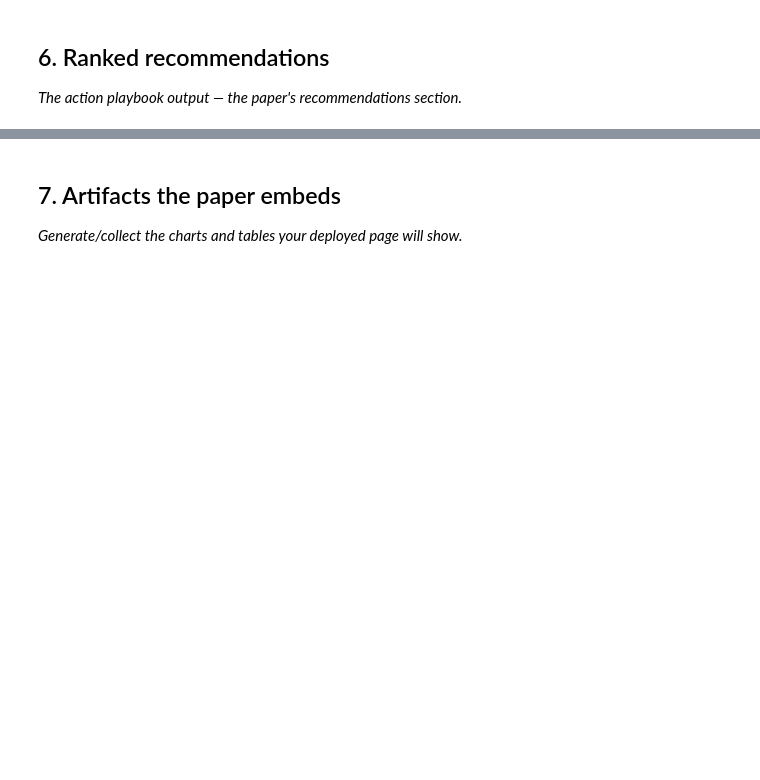
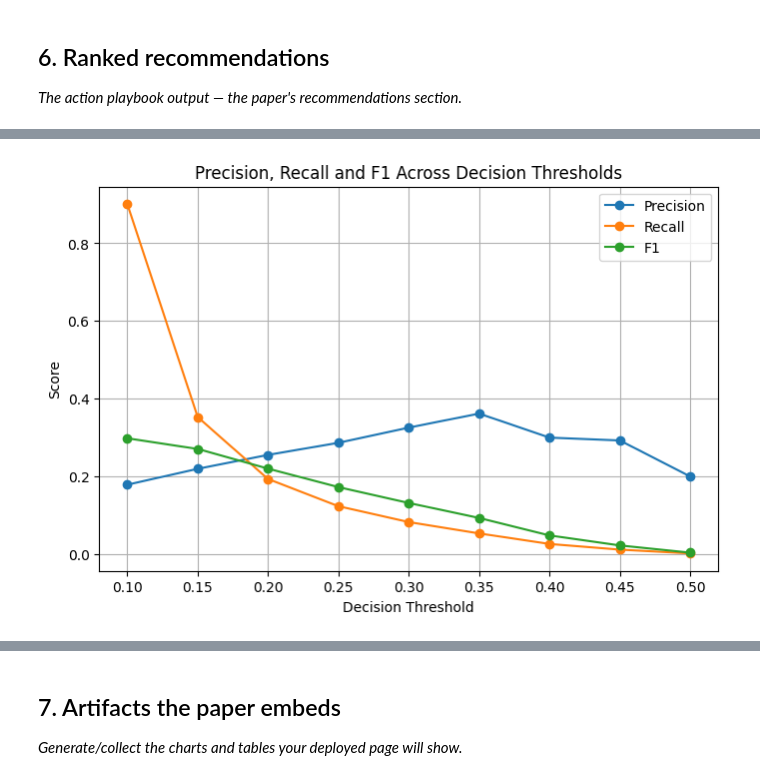
Before and after one commit to faisal-0065/flyrank-ml-internship, a Jupyter notebook: work/notebooks/capstone.ipynb, the cells around one changed output, grey strips where cells are left out. Saved outputs shown, nothing was run; the diff lists cells and outputs as text; code cells hidden in the pictures; blank space fills up the shorter version.

```diff
--- a/work/notebooks/capstone.ipynb
+++ b/work/notebooks/capstone.ipynb
@@ -32,0 +1404,35 @@ This skeleton is yours to fill. Work the sections **in order** — each one has
+# %%
+# Threshold analysis: Precision, Recall and F1
+
+plt.figure(figsize=(8, 5))
+
+plt.plot(
+    threshold_df["threshold"],
+    threshold_df["precision"],
+    marker="o",
+    label="Precision"
+)
+
+plt.plot(
+    threshold_df["threshold"],
+    threshold_df["recall"],
+    marker="o",
+    label="Recall"
+)
+
+plt.plot(
+    threshold_df["threshold"],
+    threshold_df["f1"],
+    marker="o",
+    label="F1"
+)
+
+plt.xlabel("Decision Threshold")
+plt.ylabel("Score")
+plt.title("Precision, Recall and F1 Across Decision Thresholds")
+plt.legend()
+plt.grid(True)
+
+plt.show()
+# %% [output]
+[figure, added]
```
Also changed, not shown: parts of 54 cells of this notebook.
